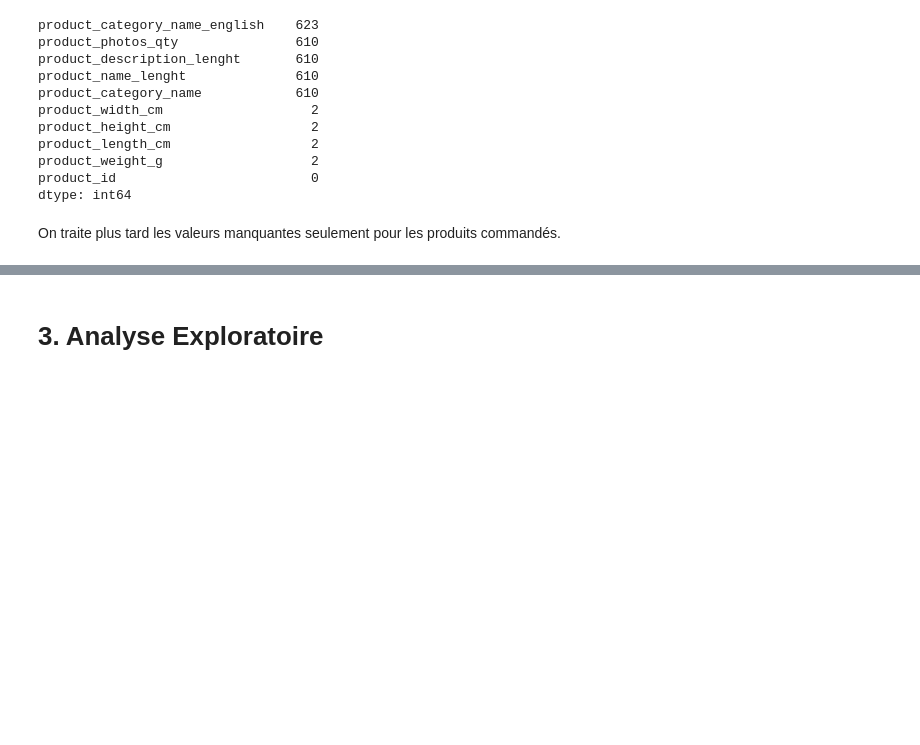
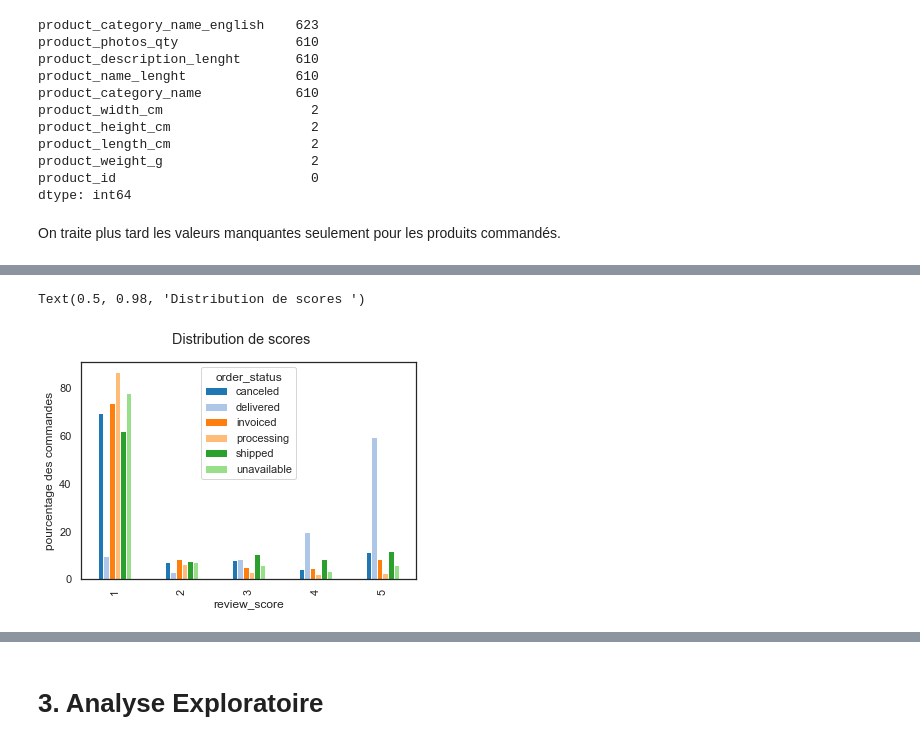
Before and after one commit to mrcreasey/oc-ds-p5-unsupervised-clustering, a Jupyter notebook: P5_01_analyse.ipynb, the cells around one changed output, grey strips where cells are left out. Saved outputs shown, nothing was run; the diff lists cells and outputs as text; code cells hidden in the pictures; blank space fills up the shorter version.

```diff
--- a/P5_01_analyse.ipynb
+++ b/P5_01_analyse.ipynb
@@ -876,0 +895,4 @@ On traite plus tard les valeurs manquantes seulement pour les produits commandé
+# %%
+order_scores = pd.merge(orders, order_reviews, on='order_id', how='inner')
+
+order_scores.head()
@@ -876,0 +906,4 @@ On traite plus tard les valeurs manquantes seulement pour les produits commandé
+# %%
+scores = pd.crosstab(order_scores['order_status'],
+                     order_scores['review_score'])
+scores
@@ -876,0 +921,8 @@ On traite plus tard les valeurs manquantes seulement pour les produits commandé
+# %%
+scores.drop(['approved', 'created']).apply(lambda row: 100*row /
+                                           row.sum(), axis=1).T.plot(kind='bar', stacked=False)
+plt.ylabel('pourcentage des commandes')
+plt.suptitle('Distribution de scores ')
+# %% [output]
+Text(0.5, 0.98, 'Distribution de scores ')
+[figure, added]
```
Also changed, not shown: parts of 7 cells of this notebook.
